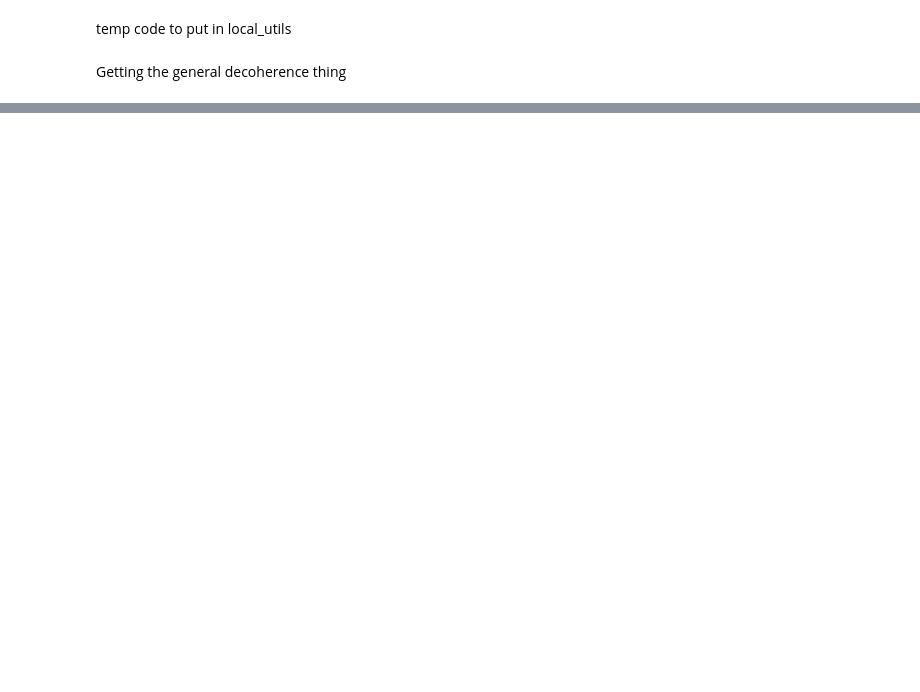
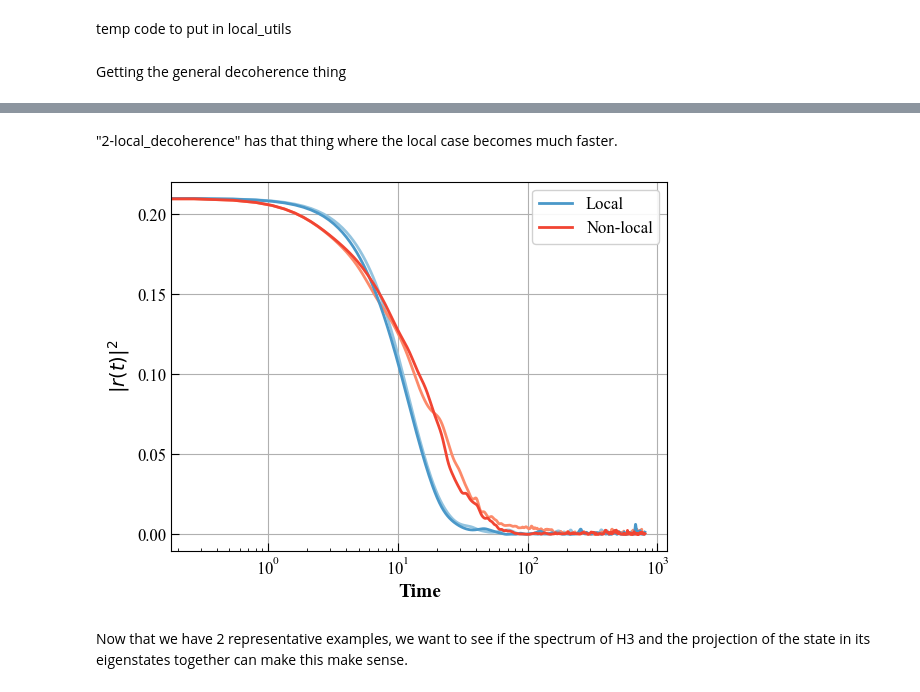
Before and after one commit to MarinAndreGirard/ACL, a Jupyter notebook: Working/Getting_clear_results_on_locality.ipynb, the cells around one changed output, grey strips where cells are left out. Saved outputs shown, nothing was run; the diff lists cells and outputs as text; code cells hidden in the pictures; blank space fills up the shorter version.

```diff
--- a/Working/Getting_clear_results_on_locality.ipynb
+++ b/Working/Getting_clear_results_on_locality.ipynb
@@ -231,0 +285,10 @@ plot_overlap(ind_nb,tlist, result,d_2)
+# %% [markdown]
+"2-local_decoherence" has that thing where the local case becomes much faster.
+# %%
+n_e=8
+
+plot_overlap_2(n_e,"2_local_decoherence","non_locality_decoherence",[1,2],True)
+# %% [output]
+[figure, added]
+# %% [markdown]
+Now that we have 2 representative examples, we want to see if the spectrum of H3 and the projection of the state in its eigenstates together can make this make sense.
```
Also changed, not shown: parts of 7 cells of this notebook.
